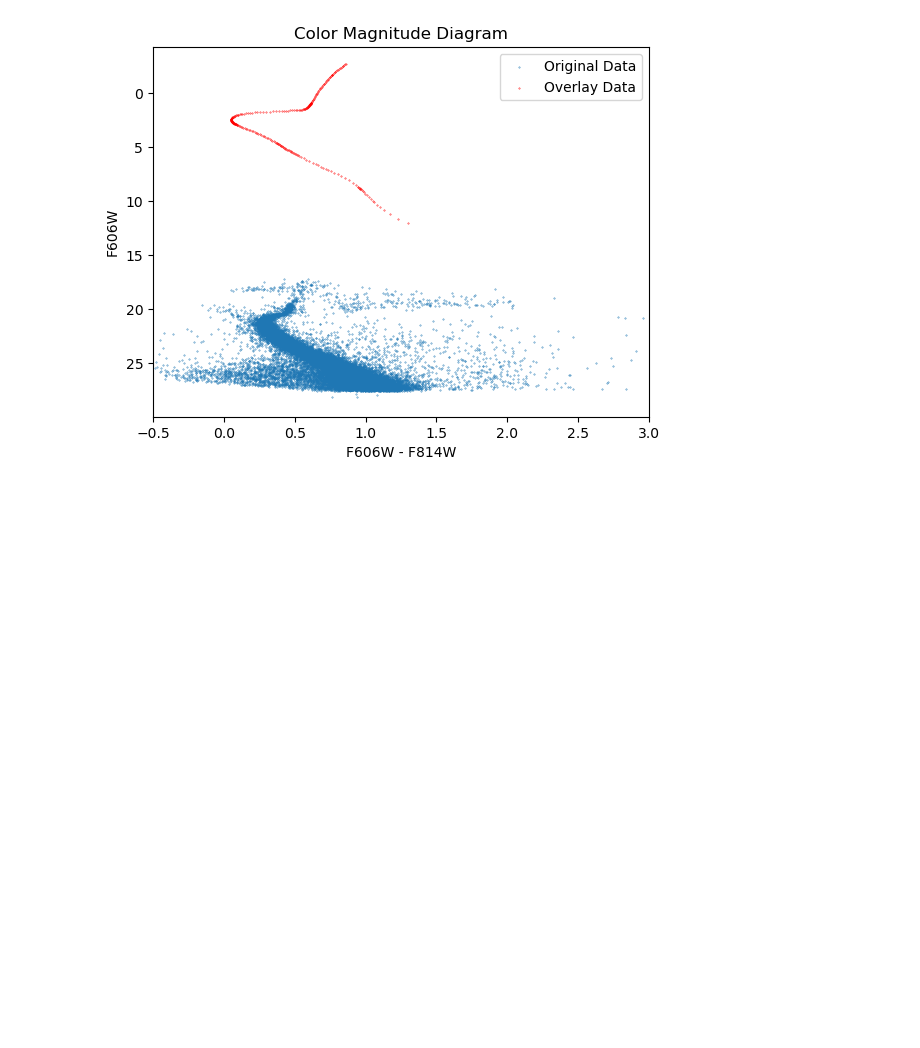
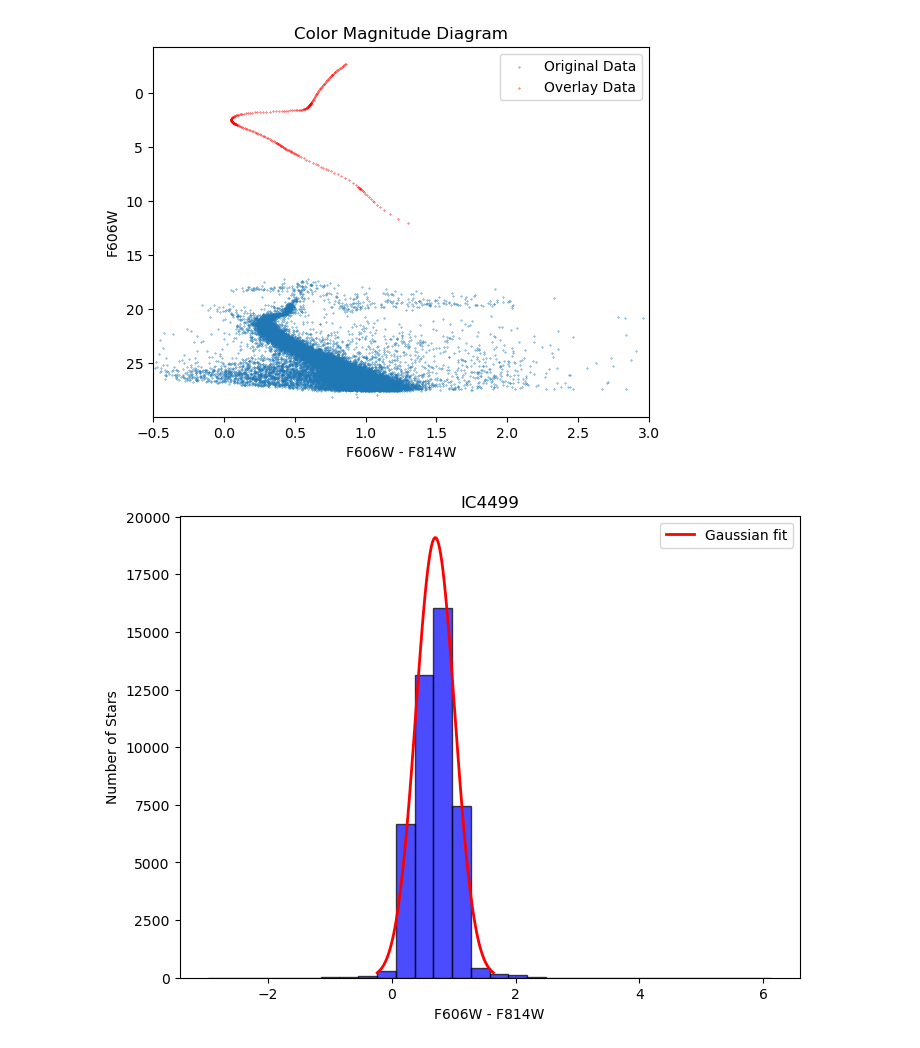
Before and after one commit to NikeVictor/IC4499_globular_cluster, a Jupyter notebook: HST_ACS_data_plots.ipynb, the cells around one changed output. Saved outputs shown, nothing was run; the diff lists cells and outputs as text; code cells hidden in the pictures; blank space fills up the shorter version.

```diff
--- a/HST_ACS_data_plots.ipynb
+++ b/HST_ACS_data_plots.ipynb
@@ -223,3 +224,32 @@ plt.savefig("overlay_plot")
 plt.show()
 # %% [output]
 [figure]
+# %%
+import matplotlib.pyplot as plt
+from scipy.stats import norm
+import numpy as np
+
+df['F606W_F814W_color'] = selected_columns['A_F606W'] - selected_columns['A_F814W']
+
+mean = np.mean(df['F606W_F814W_color'])
+std_dev = np.std(df['F606W_F814W_color'])
+
+x = np.linspace(mean - 3*std_dev, mean + 3*std_dev, 100)
+
+y = norm.pdf(x, mean, std_dev) * len(df) * 0.3
+
+plt.figure(figsize=(8, 6))
+
+plt.hist(df['F606W_F814W_color'], bins=30, color='blue', alpha=0.7, edgecolor='black', density=False)
+
+plt.plot(x, y, 'r-', lw=2, label='Gaussian fit')
+
+plt.xlabel('F606W - F814W')
+plt.ylabel('Number of Stars')
+plt.title('IC4499')
+plt.legend()
+
+plt.savefig("color_index_histogram.png")
+plt.show()
+# %% [output]
+[figure, added]
```
Also changed, not shown: parts of 7 cells of this notebook, 9 other files.
